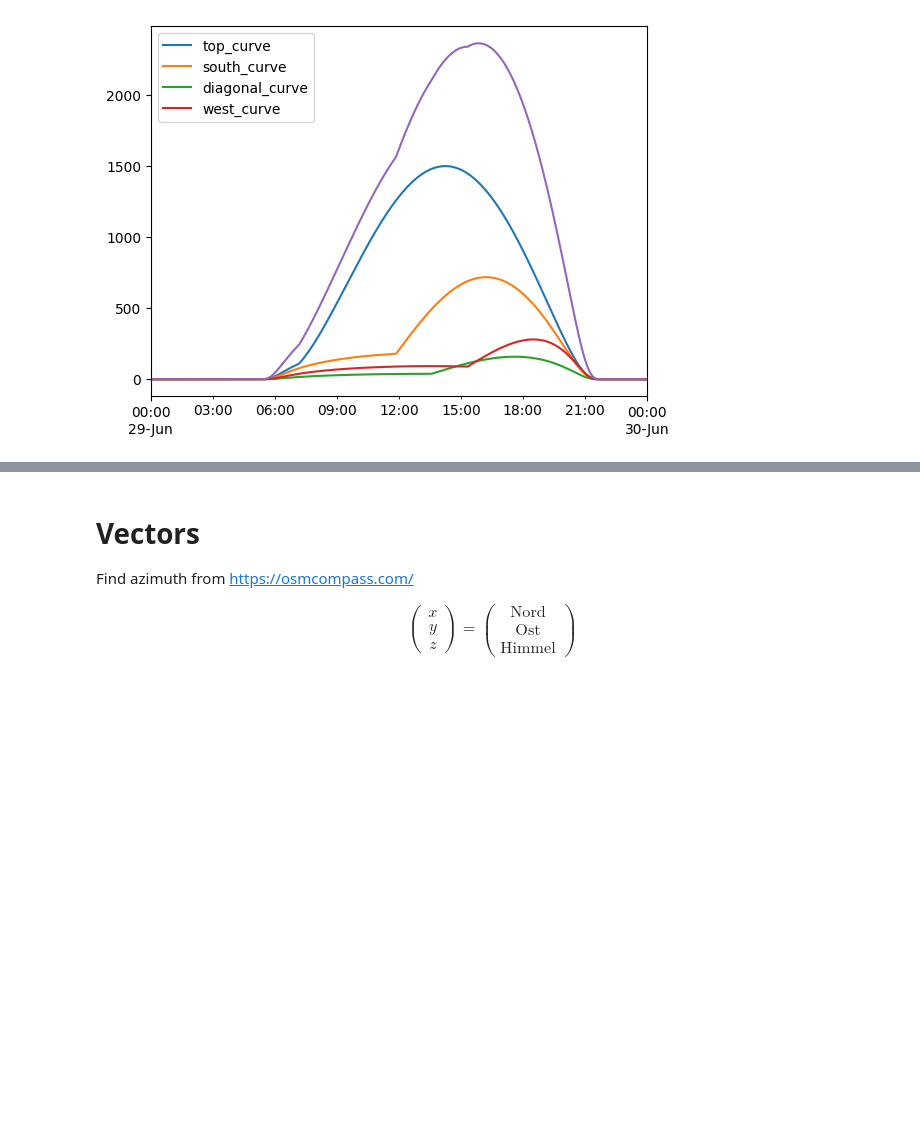
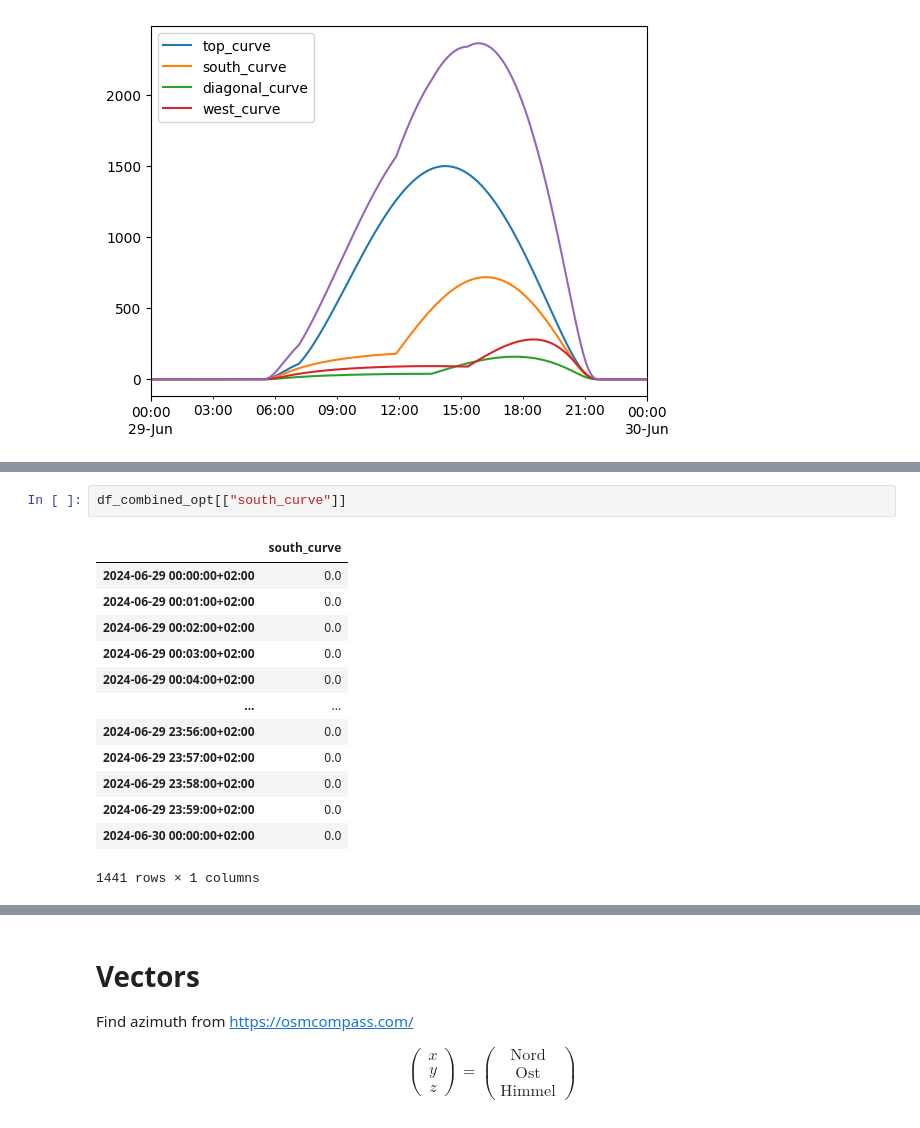
Before and after one commit to bixel/sunposition, a Jupyter notebook: irradiation.ipynb, the cells around one changed output, grey strips where cells are left out. Saved outputs shown, nothing was run; the diff lists cells and outputs as text; blank space fills up the shorter version.

```diff
--- a/irradiation.ipynb
+++ b/irradiation.ipynb
@@ -193,0 +218,16 @@ df_combined_opt[["top_curve", "south_curve", "diagonal_curve", "west_curve"]].su
+# %%
+df_combined_opt[["south_curve"]]
+# %% [output]
+|  | south_curve |
+| 2024-06-29 00:00:00+02:00 | 0.0 |
+| 2024-06-29 00:01:00+02:00 | 0.0 |
+| 2024-06-29 00:02:00+02:00 | 0.0 |
+| 2024-06-29 00:03:00+02:00 | 0.0 |
+| 2024-06-29 00:04:00+02:00 | 0.0 |
+| ... | ... |
+| 2024-06-29 23:56:00+02:00 | 0.0 |
+| 2024-06-29 23:57:00+02:00 | 0.0 |
+| 2024-06-29 23:58:00+02:00 | 0.0 |
+| 2024-06-29 23:59:00+02:00 | 0.0 |
+| 2024-06-30 00:00:00+02:00 | 0.0 |
+1441 rows × 1 columns
```
Also changed, not shown: parts of 6 cells of this notebook, 1 other file.
